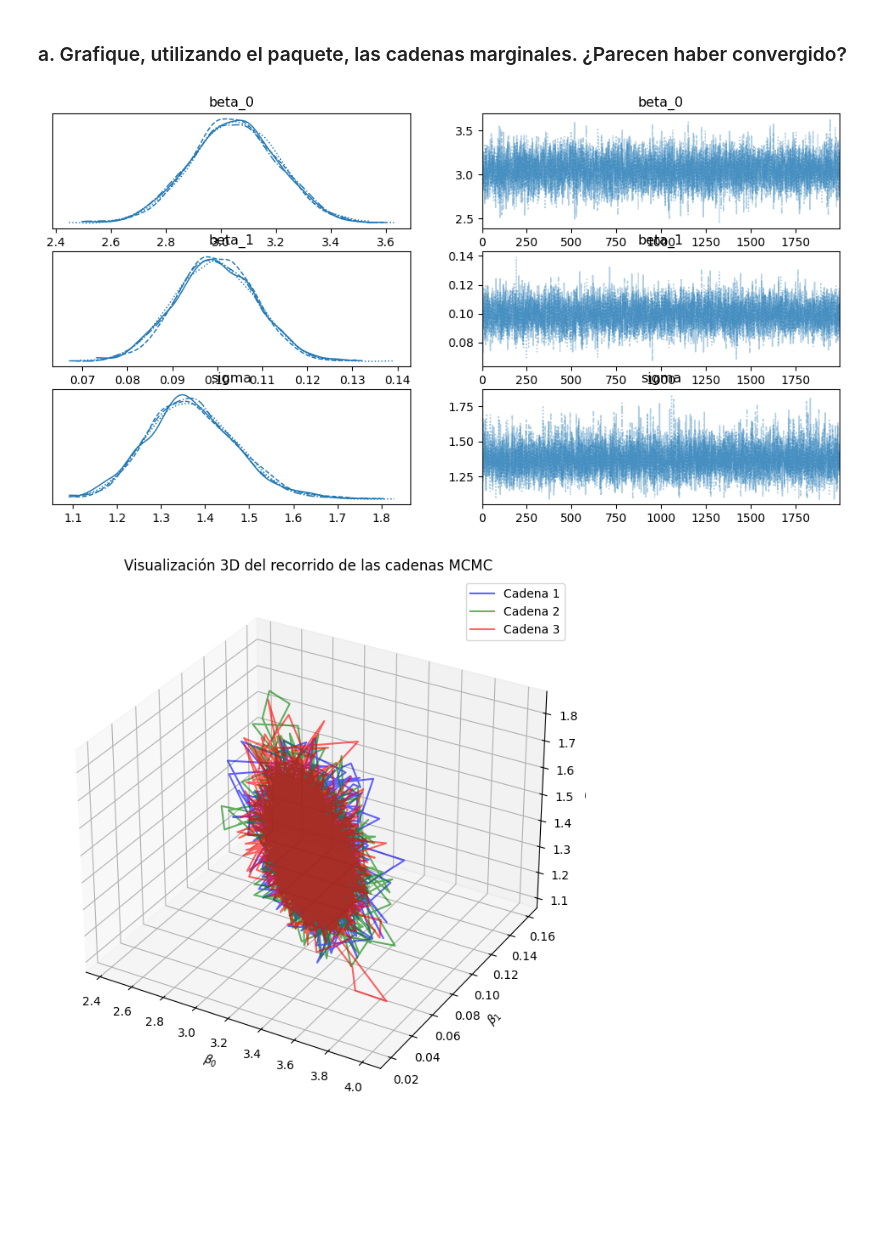
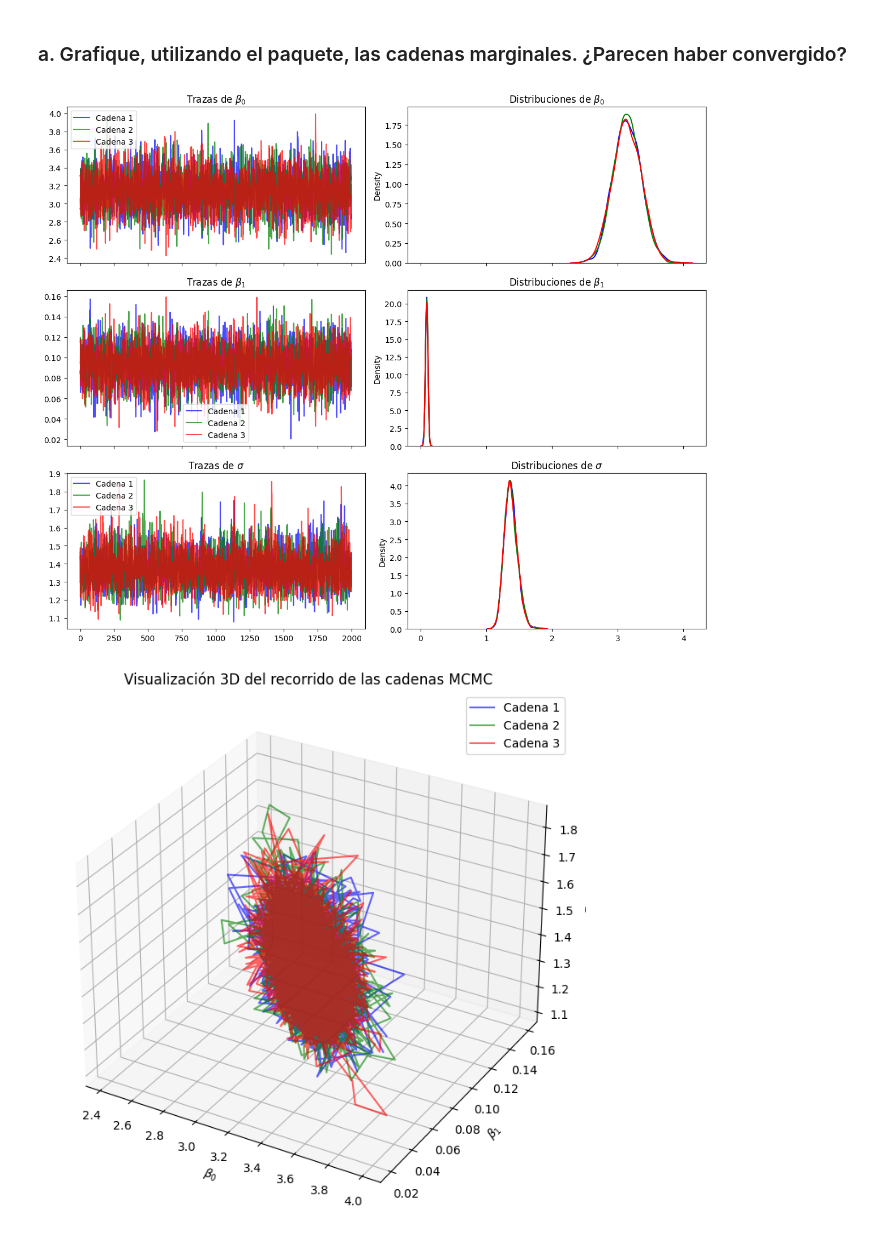
Before and after one commit to matias258/Estimacion_Bayesiana, a Jupyter notebook: Entregas/2/entrega2.ipynb, the cells around one changed output. Saved outputs shown, nothing was run; the diff lists cells and outputs as text; code cells hidden in the pictures; blank space fills up the shorter version.

```diff
--- a/Entregas/2/entrega2.ipynb
+++ b/Entregas/2/entrega2.ipynb
@@ -635,17 +639,71 @@ C:\Users\Administrator\AppData\Local\Packages\PythonSoftwareFoundation.Python.3.
 ... (5 outputs left out)
 # %% [markdown]
 ### a. Grafique, utilizando el paquete, las cadenas marginales. ¿Parecen haber convergido?
-# %%
-# Graficar las trazas del MCMC
-pm.plot_trace(traza)
-plt.show()
-
-# Obtener muestras del posterior para beta_0, beta_1, y sigma
-posterior_beta_0 = traza.posterior['beta_0'].values.flatten()
-posterior_beta_1 = traza.posterior['beta_1'].values.flatten()
-posterior_sigma = traza.posterior['sigma'].values.flatten()
-# %% [output]
-[figure, removed]
+# %%
+# Extraer las cadenas y distribuciones de posterior para beta_0, beta_1, y sigma
+
+# Cadena 1
+posterior_beta_0_1 = traza_1.posterior['beta_0'].values.flatten()
+posterior_beta_1_1 = traza_1.posterior['beta_1'].values.flatten()
+posterior_sigma_1 = traza_1.posterior['sigma'].values.flatten()
+
+# Cadena 2
+posterior_beta_0_2 = traza_2.posterior['beta_0'].values.flatten()
+posterior_beta_1_2 = traza_2.posterior['beta_1'].values.flatten()
+posterior_sigma_2 = traza_2.posterior['sigma'].values.flatten()
+
+# Cadena 3
+posterior_beta_0_3 = traza_3.posterior['beta_0'].values.flatten()
+posterior_beta_1_3 = traza_3.posterior['beta_1'].values.flatten()
+posterior_sigma_3 = traza_3.posterior['sigma'].values.flatten()
+
+# Crear la figura para trazas y distribuciones
+fig, axes = plt.subplots(3, 2, figsize=(12, 10), sharex='col')
+
+# 1. Graficar trazas para beta_0
+axes[0, 0].plot(posterior_beta_0_1, label='Cadena 1', color='blue', alpha=0.7)
+axes[0, 0].plot(posterior_beta_0_2, label='Cadena 2', color='green', alpha=0.7)
+axes[0, 0].plot(posterior_beta_0_3, label='Cadena 3', color='red', alpha=0.7)
+axes[0, 0].set_title('Trazas de $\\beta_0$')
+axes[0, 0].legend()
+
+# 2. Graficar distribuciones para beta_0
+sns.kdeplot(posterior_beta_0_1, label='Cadena 1', color='blue', ax=axes[0, 1])
+sns.kdeplot(posterior_beta_0_2, label='Cadena 2', color='green', ax=axes[0, 1])
+sns.kdeplot(posterior_beta_0_3, label='Cadena 3', color='red', ax=axes[0, 1])
+axes[0, 1].set_title('Distribuciones de $\\beta_0$')
+
+# 3. Graficar trazas para beta_1
+axes[1, 0].plot(posterior_beta_1_1, label='Cadena 1', color='blue', alpha=0.7)
+axes[1, 0].plot(posterior_beta_1_2, label='Cadena 2', color='green', alpha=0.7)
+axes[1, 0].plot(posterior_beta_1_3, label='Cadena 3', color='red', alpha=0.7)
+axes[1, 0].set_title('Trazas de $\\beta_1$')
+axes[1, 0].legend()
+
+# 4. Graficar distribuciones para beta_1
+sns.kdeplot(posterior_beta_1_1, label='Cadena 1', color='blue', ax=axes[1, 1])
+sns.kdeplot(posterior_beta_1_2, label='Cadena 2', color='green', ax=axes[1, 1])
+sns.kdeplot(posterior_beta_1_3, label='Cadena 3', color='red', ax=axes[1, 1])
+axes[1, 1].set_title('Distribuciones de $\\beta_1$')
+
+# 5. Graficar trazas para sigma
+axes[2, 0].plot(posterior_sigma_1, label='Cadena 1', color='blue', alpha=0.7)
+axes[2, 0].plot(posterior_sigma_2, label='Cadena 2', color='green', alpha=0.7)
+axes[2, 0].plot(posterior_sigma_3, label='Cadena 3', color='red', alpha=0.7)
+axes[2, 0].set_title('Trazas de $\\sigma$')
+axes[2, 0].legend()
+
+# 6. Graficar distribuciones para sigma
+sns.kdeplot(posterior_sigma_1, label='Cadena 1', color='blue', ax=axes[2, 1])
+sns.kdeplot(posterior_sigma_2, label='Cadena 2', color='green', ax=axes[2, 1])
+sns.kdeplot(posterior_sigma_3, label='Cadena 3', color='red', ax=axes[2, 1])
+axes[2, 1].set_title('Distribuciones de $\\sigma$')
+
+# Ajustar el espaciado entre subplots
+plt.tight_layout()
+plt.show()
+# %% [output]
+[figure, added]
 # %%
 # Obtener las cadenas de beta_0, beta_1, y sigma para cada traza
 cadena_beta_0_1 = traza_1.posterior['beta_0'].values.flatten()
```
Also changed, not shown: parts of 11 cells of this notebook.
